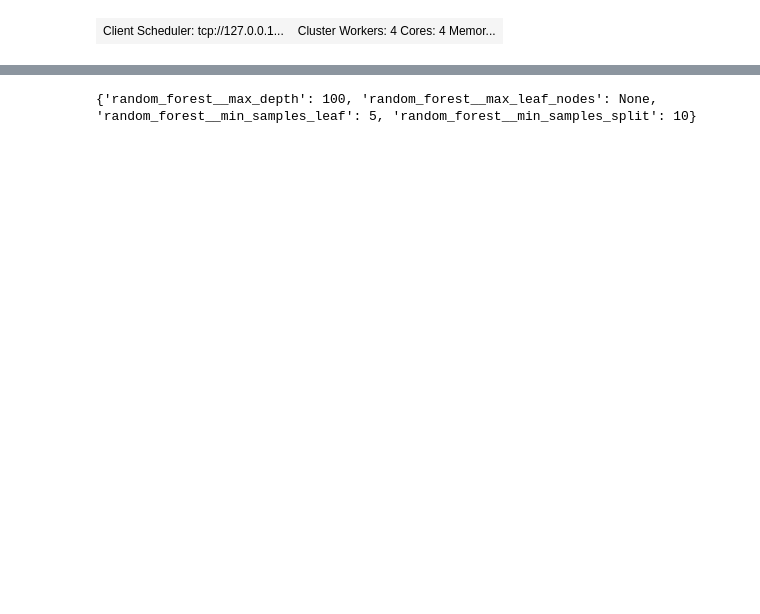
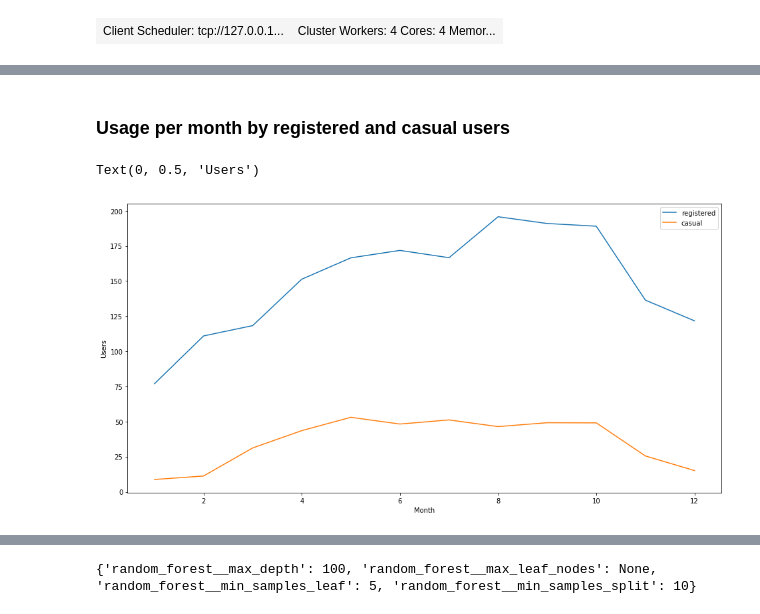
Before and after one commit to akoury/distributed_ml, a Jupyter notebook: Analysis.ipynb, the cells around one changed output, grey strips where cells are left out. Cells and saved outputs as stored; diff of their text form; code cells hidden in the pictures; blank space fills up the shorter version.

```diff
--- a/Analysis.ipynb
+++ b/Analysis.ipynb
@@ -80,0 +203,13 @@ holdout = df.loc[15211:]
+# %% [markdown]
+### Usage per month by registered and casual users
+# %%
+plt.figure(figsize=(16, 8))
+sample['mnth'] = sample['mnth'].astype('int')
+grouped = sample.groupby('mnth').agg({'registered': 'mean', 'casual': 'mean'}).reset_index().compute()
+sns.lineplot(data=grouped, x="mnth", y="registered", palette="husl", label="registered")
+sns.lineplot(data=grouped, x="mnth", y="casual", palette="husl", label="casual")
+plt.xlabel("Month")
+plt.ylabel("Users")
+# %% [output]
+Text(0, 0.5, 'Users')
+[figure, added]
```
Also changed, not shown: parts of 47 cells of this notebook.
